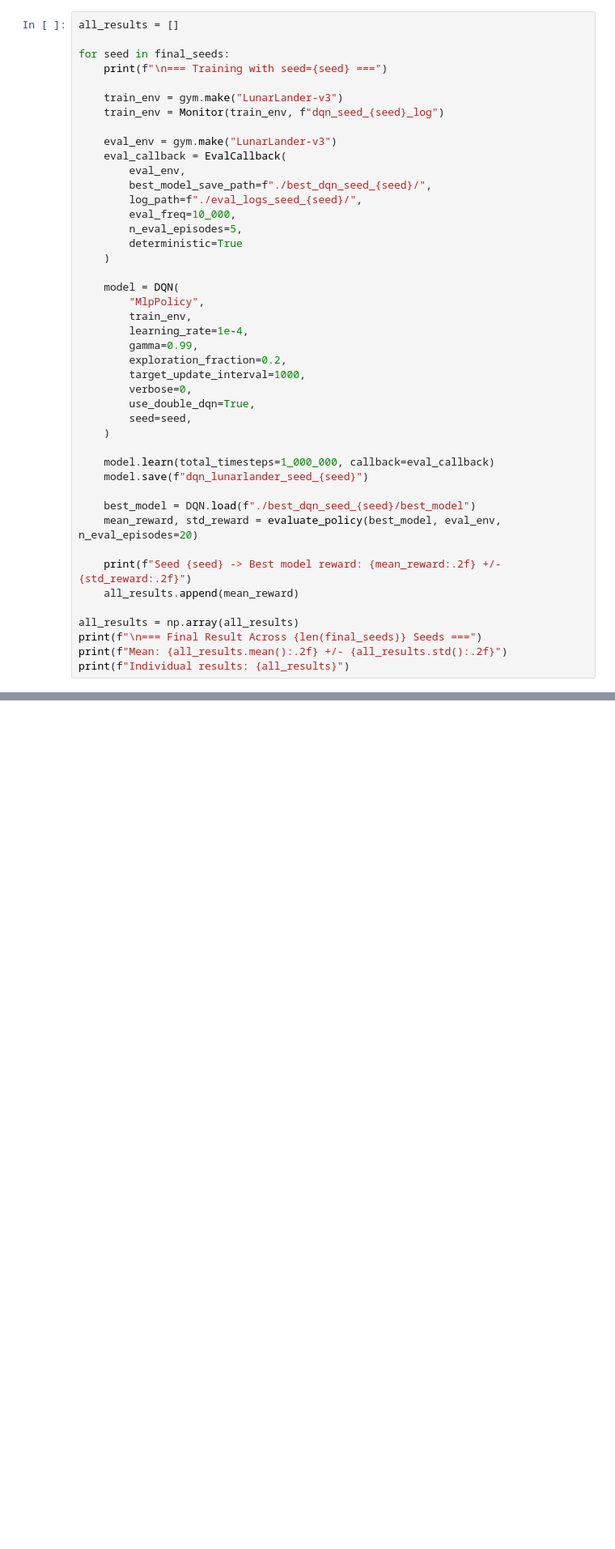
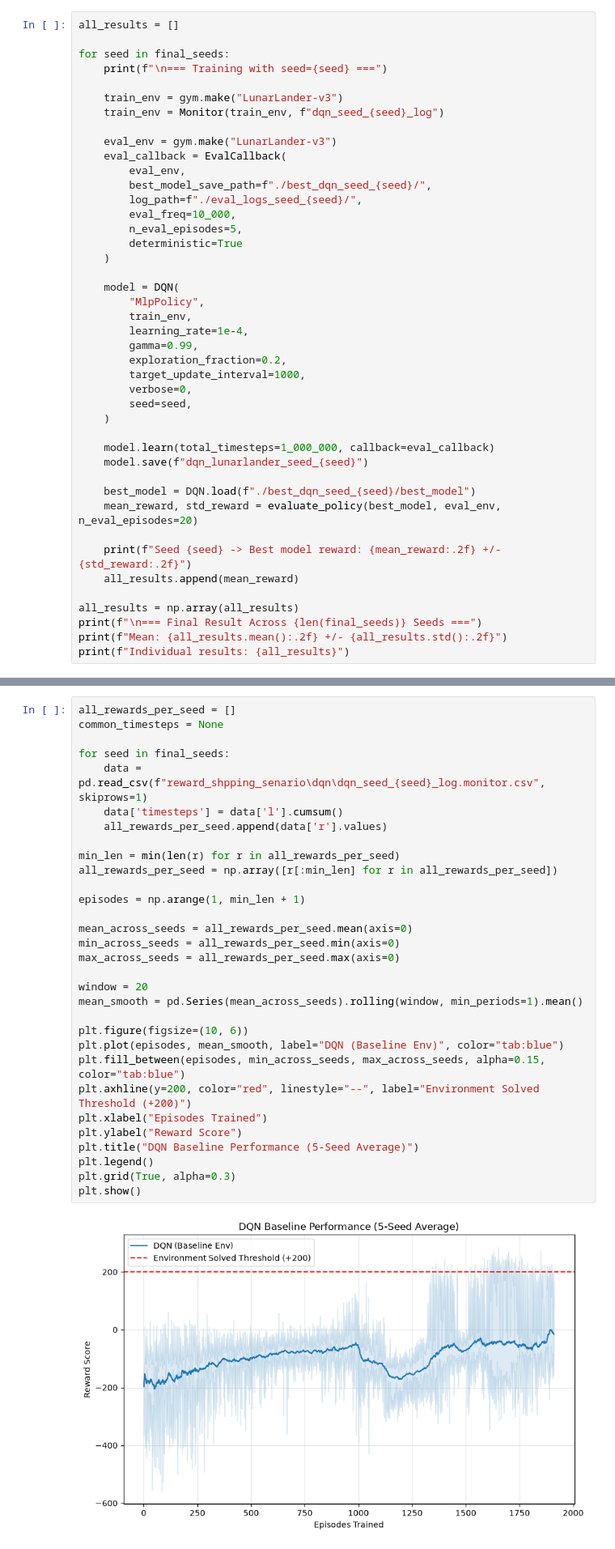
Before and after one commit to AhmedEl-Shamy/Benchmarking-RL-Algorithms-on-LunarLander-v3, a Jupyter notebook: dqn_algorithms_experiments/RL_Project.ipynb, the cells around one changed output, grey strips where cells are left out. Shown at 81% size. Saved outputs shown, nothing was run; the diff lists cells and outputs as text; blank space fills up the shorter version.

Commit message:
start Reward Shaping Modification Senario with DQN

```diff
--- a/dqn_algorithms_experiments/RL_Project.ipynb
+++ b/dqn_algorithms_experiments/RL_Project.ipynb
@@ -182,7 +183,6 @@ for seed in final_seeds:
         exploration_fraction=0.2,
         target_update_interval=1000,
         verbose=0,
-        use_double_dqn=True,
         seed=seed,
     )
 
@@ -885,0 +956,33 @@ plt.show()
+# %%
+all_rewards_per_seed = []
+common_timesteps = None
+
+for seed in final_seeds:
+    data = pd.read_csv(f"reward_shpping_senario\dqn\dqn_seed_{seed}_log.monitor.csv", skiprows=1)
+    data['timesteps'] = data['l'].cumsum()
+    all_rewards_per_seed.append(data['r'].values)
+
+min_len = min(len(r) for r in all_rewards_per_seed)
+all_rewards_per_seed = np.array([r[:min_len] for r in all_rewards_per_seed])
+
+episodes = np.arange(1, min_len + 1)
+
+mean_across_seeds = all_rewards_per_seed.mean(axis=0)
+min_across_seeds = all_rewards_per_seed.min(axis=0)
+max_across_seeds = all_rewards_per_seed.max(axis=0)
+
+window = 20
+mean_smooth = pd.Series(mean_across_seeds).rolling(window, min_periods=1).mean()
+
+plt.figure(figsize=(10, 6))
+plt.plot(episodes, mean_smooth, label="DQN (Baseline Env)", color="tab:blue")
+plt.fill_between(episodes, min_across_seeds, max_across_seeds, alpha=0.15, color="tab:blue")
+plt.axhline(y=200, color="red", linestyle="--", label="Environment Solved Threshold (+200)")
+plt.xlabel("Episodes Trained")
+plt.ylabel("Reward Score")
+plt.title("DQN Baseline Performance (5-Seed Average)")
+plt.legend()
+plt.grid(True, alpha=0.3)
+plt.show()
+# %% [output]
+[figure, added]
```
Also changed, not shown: parts of 14 cells of this notebook, 21 other files.
